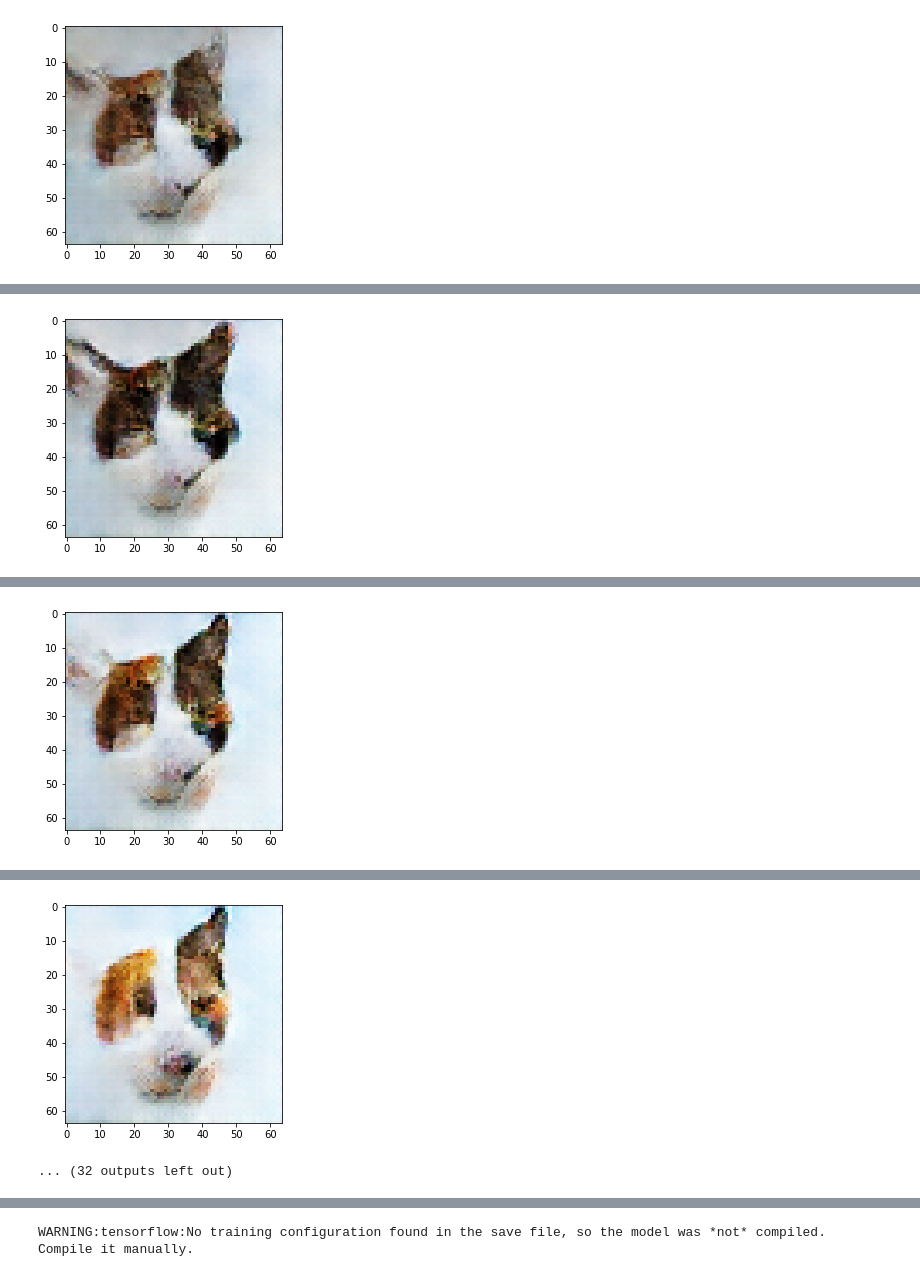
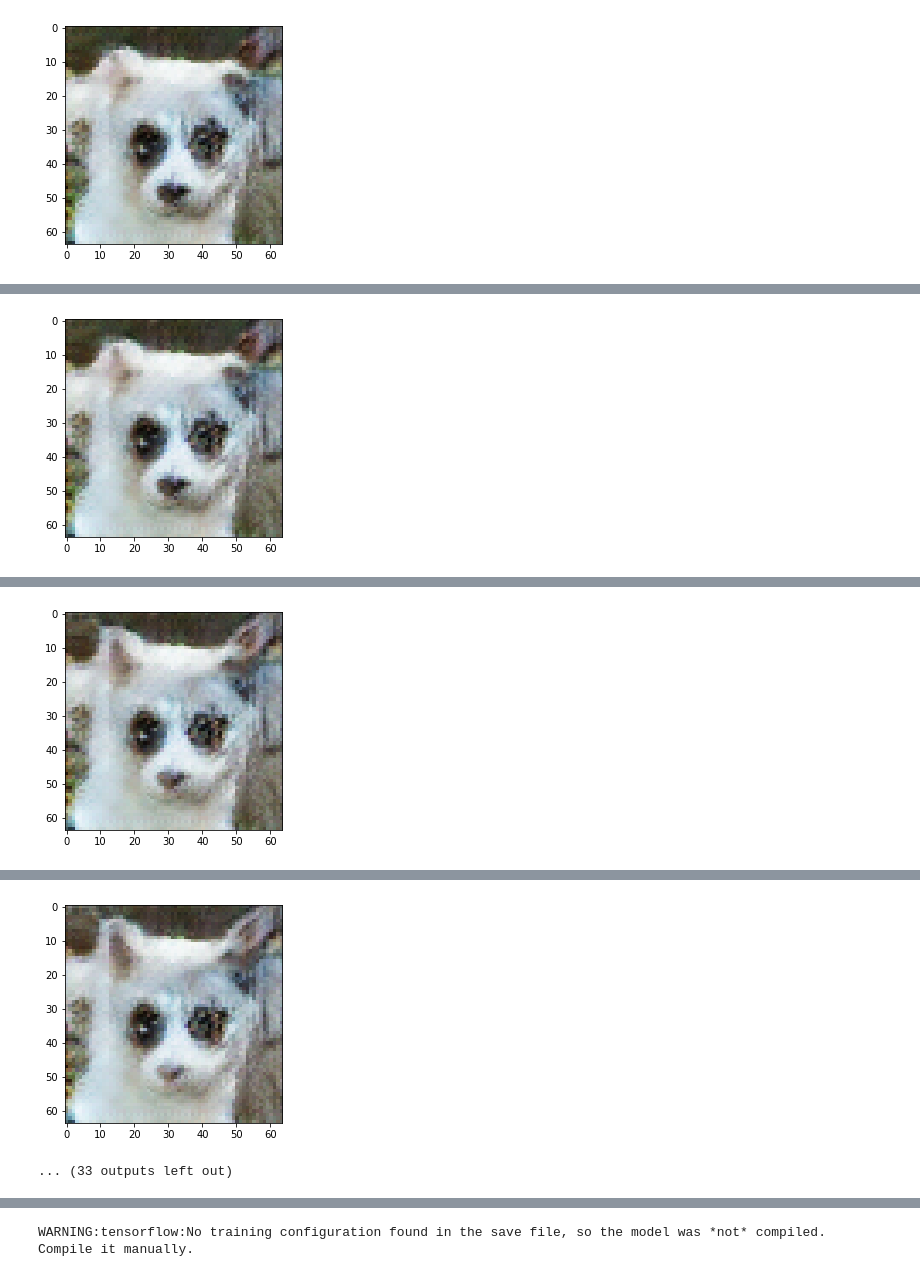
Before and after one commit to DanielNagy97/diplomamunka, a Jupyter notebook: docs/notebooks/06-Demo.ipynb, the cells around one changed output, grey strips where cells are left out. Saved outputs shown, nothing was run; the diff lists cells and outputs as text; code cells hidden in the pictures.

```diff
--- a/docs/notebooks/06-Demo.ipynb
+++ b/docs/notebooks/06-Demo.ipynb
@@ -96,5 +100,6 @@ generator_path = './datas/weights/msggan/afhq/msgGenerator.h5' # Generator with
 classifier_path = './datas/weights/classifier/animalFacesClassifier.h5'
 synonyms_path = './datas/synonyms/afhq_synonyms.json'
 
-animal_text_to_image = TextToImage(generator_path, classifier_path, synonyms_path)
+animal_text_to_image = TextToImage(generator_path,
+                                   classifier_path, synonyms_path)
 # %% [output]
@@ -105,15 +110,18 @@ animal_text_to_image = TextToImage(generator_path, classifier_path, synonyms_pat
 To enable them in other operations, rebuild TensorFlow with the appropriate compiler flags.
 WARNING:tensorflow:No training configuration found in the save file, so the model was *not* compiled. Compile it manually.
 # %%
-input_sentence = "Egy kutyáról készült fénykép"
+input_sentence = "Egy macskutyáról készült félvétel."
 
-step_size = 0.05
-momentum = 0.8
+step_size = 0.02
+momentum = 0.9
 steps = 21
 
-result_noises, losses, preds, structured_data = animal_text_to_image.generate_image_from_text(
-    input_sentence,
-    step_size=step_size, momentum=momentum, steps=steps, verbose=True
+result_noises, losses, preds, structured_data =\
+    animal_text_to_image.generate_image_from_text(
+        input_sentence,
+        step_size=step_size, momentum=momentum, steps=steps,
+        seed=2,
+        verbose=True, show_convergence=True
 )
 
 print(structured_data)
@@ -129 +137 @@ Step: 2, Loss: 2.8671340942382812
-[figure, old version]
+[figure, new version]
@@ -132 +140 @@ Step: 3, Loss: 3.467766523361206
-[figure, old version]
+[figure, new version]
@@ -135 +143 @@ Step: 4, Loss: 2.214975118637085
-[figure, old version]
+[figure, new version]
@@ -138,2 +146,2 @@ Step: 5, Loss: 0.07603438943624496
-[figure, old version]
+[figure, new version]
-... (32 outputs left out)
+... (33 outputs left out)
```
Also changed, not shown: parts of 8 cells of this notebook, 11 other files.
